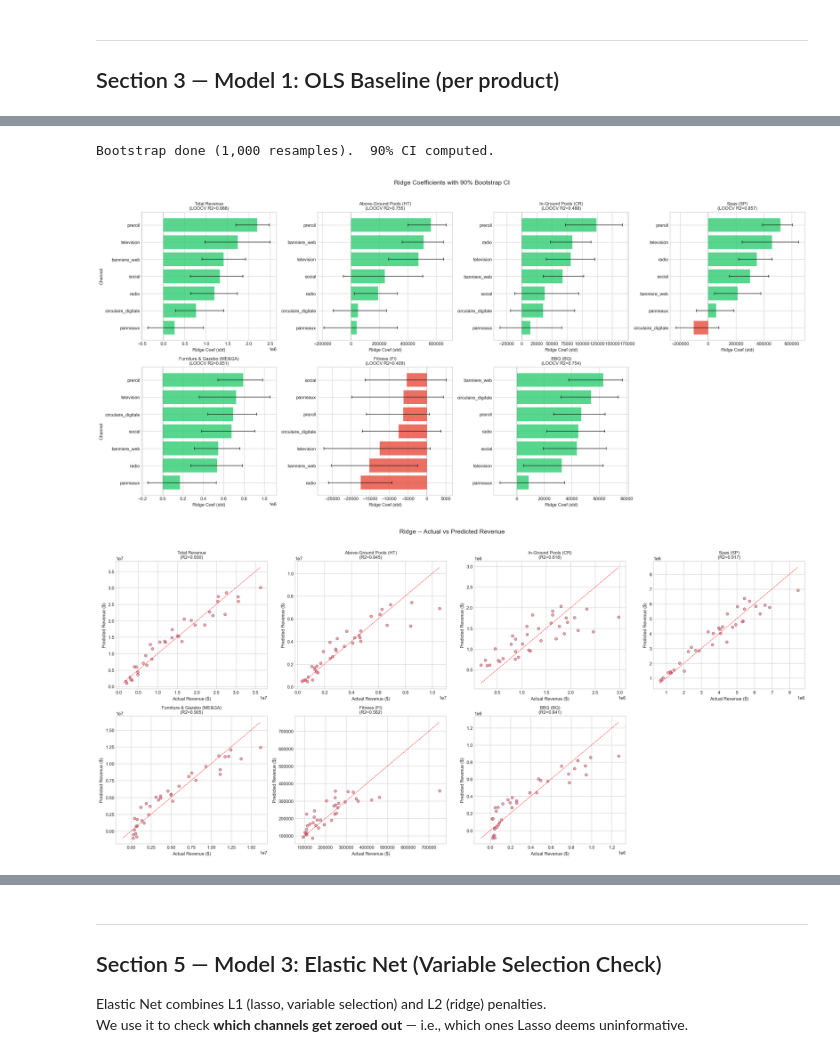
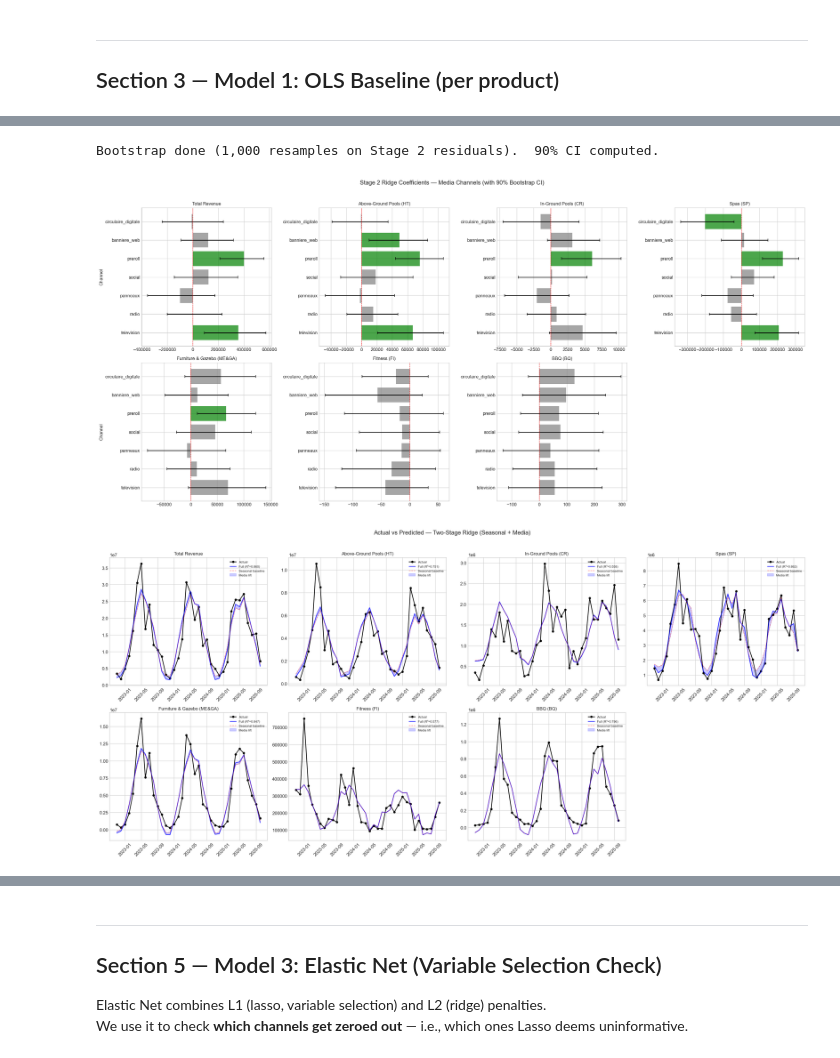
Before and after one commit to 1767902694-svg/busa693-clubpiscine, a Jupyter notebook: notebooks/06_causal_inference.ipynb, the cells around one changed output, grey strips where cells are left out. Saved outputs shown, nothing was run; the diff lists cells and outputs as text; code cells hidden in the pictures.

```diff
--- a/notebooks/06_causal_inference.ipynb
+++ b/notebooks/06_causal_inference.ipynb
@@ -535,5 +616,6 @@ BBQ (BQ)                        alpha=    21.54   R2=0.841   LOOCV R2=0.754   MA
 # %%
 # ---------- Bootstrap for coefficient confidence intervals ----------
+# FIX 3: Bootstrap on Stage 2 (media-only model on residuals)
 N_BOOT = 1000
 boot_coefs = {t: [] for t in TARGET_COLS}
 
@@ -542,9 +624,9 @@ rng = np.random.RandomState(42)
 
 for b in range(N_BOOT):
     idx = rng.choice(n, size=n, replace=True)
-    X_b = X_scaled[idx]
+    X_b = X_media_scaled[idx]
     for target in TARGET_COLS:
-        y_b = df[target].values[idx]
+        y_b = residuals[target][idx]
         alpha_b = ridge_results[target]['best_alpha']
         m = Ridge(alpha=alpha_b).fit(X_b, y_b)
         boot_coefs[target].append(m.coef_)
@@ -554,72 +636,74 @@ boot_summary = {}
 for target in TARGET_COLS:
     arr = np.array(boot_coefs[target])
     boot_summary[target] = pd.DataFrame({
-        'feature':  FEATURE_COLS,
-        'coef':     ridge_results[target]['model'].coef_,
+        'feature':  SATURATED_COLS,
+        'coef':     ridge_results[target]['model_s2'].coef_,
         'boot_mean': arr.mean(axis=0),
         'ci_lower': np.percentile(arr, 5,  axis=0),
         'ci_upper': np.percentile(arr, 95, axis=0),
     })
 
-print('Bootstrap done (1,000 resamples).  90% CI computed.')
+print('Bootstrap done (1,000 resamples on Stage 2 residuals).  90% CI computed.')
 # %% [output]
-Bootstrap done (1,000 resamples).  90% CI computed.
+Bootstrap done (1,000 resamples on Stage 2 residuals).  90% CI computed.
 # %%
 # ---------- Coefficient bar charts with CI (2x4 grid for 7 targets) ----------
+# FIX 3: Uses Stage 2 (media-only) coefficients
 fig, axes = plt.subplots(2, 4, figsize=(22, 10))
 axes = axes.flatten()
 
 for idx, target in enumerate(TARGET_COLS):
     ax = axes[idx]
     bs = boot_summary[target]
-    media_mask = bs['feature'].str.contains('_saturated')
-    bs_media = bs[media_mask].copy()
-    bs_media['label'] = bs_media['feature'].str.replace('media_', '').str.replace('_saturated', '')
-    bs_media = bs_media.sort_values('coef')
+    media_bs = bs.copy()
+    media_bs['label'] = media_bs['feature'].str.replace('media_', '').str.replace('_saturated', '')
 
-    colors = ['#e74c3c' if c < 0 else '#2ecc71' for c in bs_media['coef']]
-    ax.barh(bs_media['label'], bs_media['coef'], color=colors, alpha=0.8)
-    ax.errorbar(bs_media['coef'], bs_media['label'],
-                xerr=[bs_media['coef'] - bs_media['ci_lower'],
-                      bs_media['ci_upper'] - bs_media['coef']],
-                fmt='none', ecolor='black', capsize=3, linewidth=1)
-    ax.axvline(0, color='grey', linestyle='--', linewidth=0.8)
-    r2 = ridge_results[target]['r2_cv']
-    ax.set_title(f'{PRODUCT_LABELS[target]}\n(LOOCV R2={r2:.3f})', fontsize=10)
-    ax.set_xlabel('Ridge Coef (std)')
-    if idx % 4 == 0:
+    colors = ['green' if (lo > 0 or hi < 0) else 'grey'
+              for lo, hi in zip(media_bs['ci_lower'], media_bs['ci_upper'])]
+    ax.barh(media_bs['label'], media_bs['coef'], color=colors, alpha=0.7)
+    ax.errorbar(media_bs['coef'], media_bs['label'],
+                xerr=[media_bs['coef'] - media_bs['ci_lower'],
+                      media_bs['ci_upper'] - media_bs['coef']],
+                fmt='none', ecolor='black', capsize=3)
+    ax.axvline(0, color='red', linestyle='--', linewidth=0.8)
+    ax.set_title(f'{PRODUCT_LABELS[target]}', fontsize=10)
+    if idx in [0, 4]:
         ax.set_ylabel('Channel')
 
 fig.delaxes(axes[-1])
-fig.suptitle('Ridge Coefficients with 90% Bootstrap CI', fontsize=14, y=1.02)
+fig.suptitle('Stage 2 Ridge Coefficients — Media Channels (with 90% Bootstrap CI)', fontsize=13, y=1.02)
 plt.tight_layout()
 plt.savefig(figures_path / 'causal_ridge_coefficients.png', dpi=150)
 plt.show()
 # %% [output]
-[figure, old version]
+[figure, new version]
 # %%
 # ---------- Actual vs predicted (2x4 grid) ----------
+# FIX 3: Shows Stage 1 (seasonal) + Stage 2 (media) = full prediction
 fig, axes = plt.subplots(2, 4, figsize=(22, 10))
 axes = axes.flatten()
 
 for idx, target in enumerate(TARGET_COLS):
     ax = axes[idx]
-    y_true = df[target].values
+    y_actual = df[target].values
     y_pred = ridge_results[target]['y_pred']
-    ax.scatter(y_true, y_pred, alpha=0.7, edgecolors='k', linewidths=0.5)
-    mn, mx = min(y_true.min(), y_pred.min()), max(y_true.max(), y_pred.max())
-    ax.plot([mn, mx], [mn, mx], 'r--', linewidth=0.8)
-    ax.set_xlabel('Actual Revenue ($)')
-    ax.set_ylabel('Predicted Revenue ($)')
+    y_seasonal = ridge_results[target]['y_seasonal']
     r2 = ridge_results[target]['r2']
-    ax.set_title(f'{PRODUCT_LABELS[target]}\n(R2={r2:.3f})', fontsize=10)
+
+    ax.plot(df['date'], y_actual, 'ko-', markersize=4, label='Actual', linewidth=1.5)
+    ax.plot(df['date'], y_pred, 'b-', alpha=0.8, label=f'Full (R²={r2:.3f})', linewidth=1.5)
+    ax.plot(df['date'], y_seasonal, 'r--', alpha=0.5, label=f'Seasonal baseline', linewidth=1)
+    ax.fill_between(df['date'], y_seasonal, y_pred, alpha=0.2, color='blue', label='Media lift')
+    ax.set_title(f'{PRODUCT_LABELS[target]}', fontsize=10)
+    ax.legend(fontsize=7)
+    ax.tick_params(axis='x', rotation=45)
 
 fig.delaxes(axes[-1])
-fig.suptitle('Ridge -- Actual vs Predicted Revenue', fontsize=14, y=1.02)
+fig.suptitle('Actual vs Predicted — Two-Stage Ridge (Seasonal + Media)', fontsize=13, y=1.02)
 plt.tight_layout()
 plt.savefig(figures_path / 'causal_ridge_actual_vs_pred.png', dpi=150)
 plt.show()
 # %% [output]
-[figure, old version]
+[figure, new version]
 # %%
 # ---------- Media contribution decomposition (total revenue only) ----------
```
Also changed, not shown: parts of 28 cells of this notebook, 25 other files.
